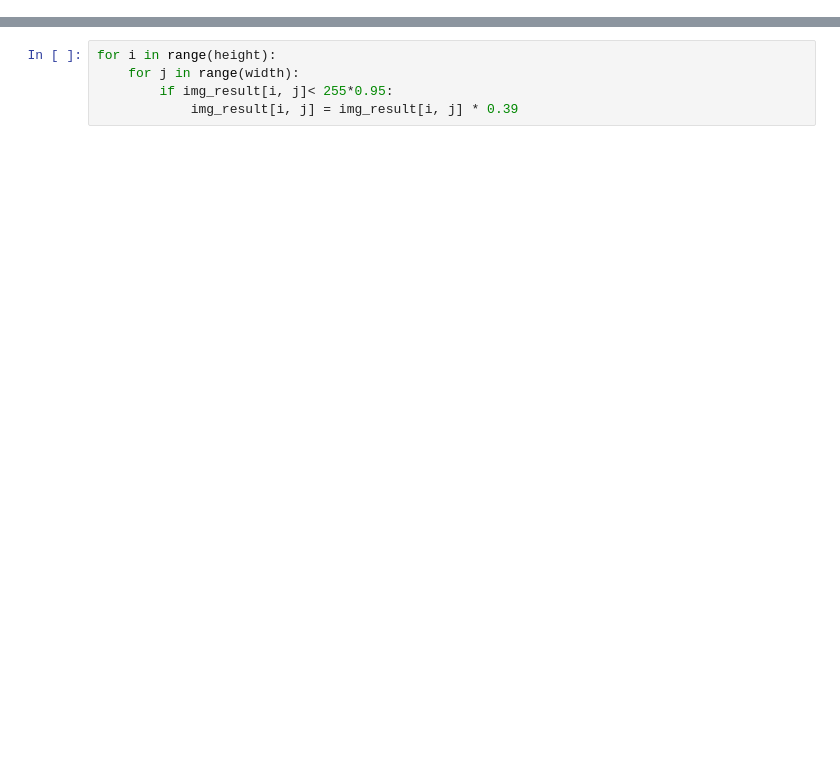
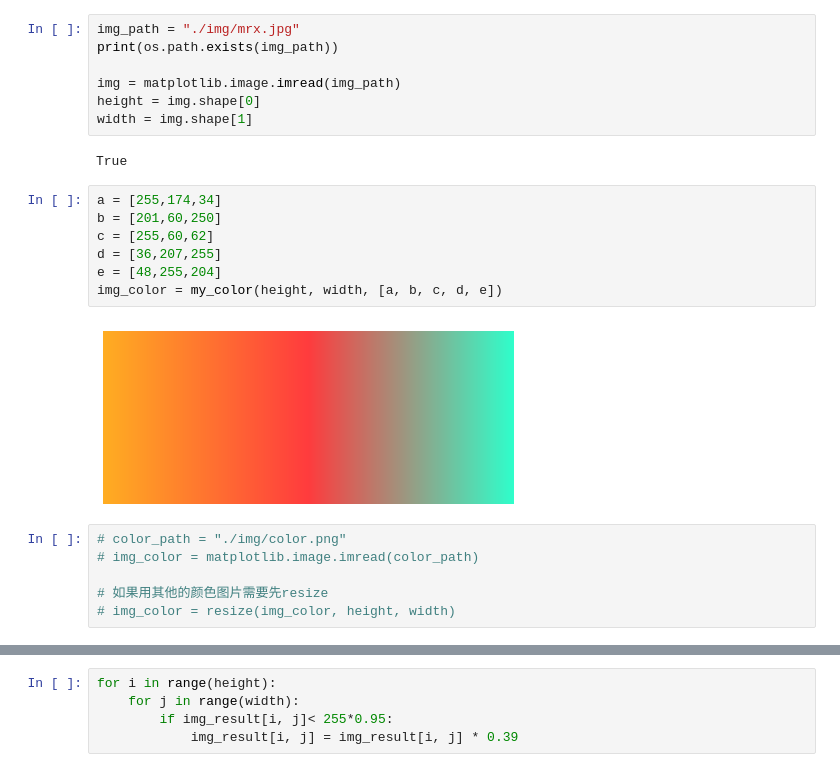
Before and after one commit to RongfanLi98/EVA_style, a Jupyter notebook: Asuka.ipynb, the cells around one changed output, grey strips where cells are left out. Saved outputs shown, nothing was run; the diff lists cells and outputs as text; blank space fills up the shorter version.

```diff
--- a/Asuka.ipynb
+++ b/Asuka.ipynb
@@ -85,0 +442,24 @@ plt.imshow(img_result)
+# %%
+img_path = "./img/mrx.jpg"
+print(os.path.exists(img_path))
+
+img = matplotlib.image.imread(img_path)
+height = img.shape[0]
+width = img.shape[1]
+# %% [output]
+True
+# %%
+a = [255,174,34]
+b = [201,60,250]
+c = [255,60,62]
+d = [36,207,255]
+e = [48,255,204]
+img_color = my_color(height, width, [a, b, c, d, e])
+# %% [output]
+[figure, added]
+# %%
+# color_path = "./img/color.png"
+# img_color = matplotlib.image.imread(color_path)
+
+# 如果用其他的颜色图片需要先resize
+# img_color = resize(img_color, height, width)
```
Also changed, not shown: parts of 63 cells of this notebook, 11 other files.
